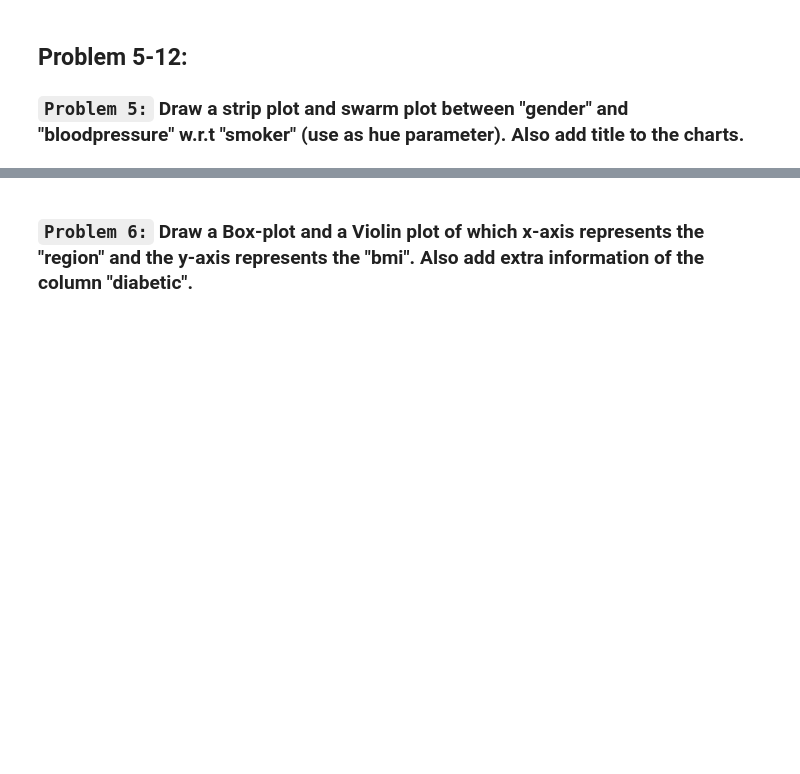
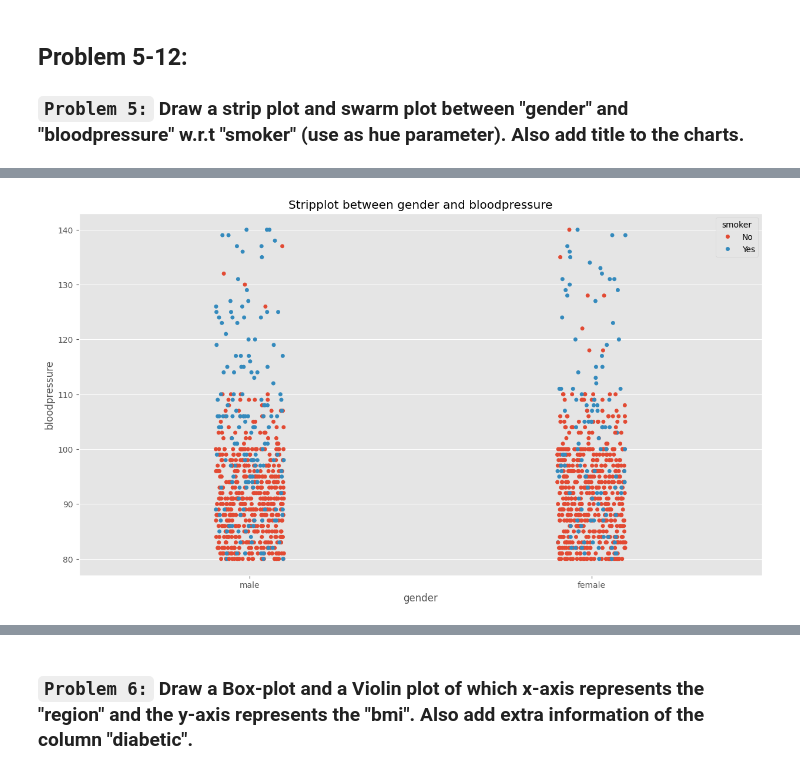
Before and after one commit to ShehrazSarwar/Python-Data-Analysis, a Jupyter notebook: Advanced Seaborn/Task_P2.ipynb, the cells around one changed output, grey strips where cells are left out. Saved outputs shown, nothing was run; the diff lists cells and outputs as text; code cells hidden in the pictures; blank space fills up the shorter version.

```diff
--- a/Advanced Seaborn/Task_P2.ipynb
+++ b/Advanced Seaborn/Task_P2.ipynb
@@ -122,0 +135,4 @@ plt.show()
+# %%
+# Importing dataset
+df2 = pd.read_csv('/content/insurance_data - insurance_data.csv')
+df2.head()
@@ -122,0 +146,8 @@ plt.show()
+# %%
+# strip plot
+plt.figure(figsize=(15,8))
+sns.stripplot(data=df2, x='gender', y='bloodpressure', hue='smoker')
+plt.title('Stripplot between gender and bloodpressure')
+plt.show()
+# %% [output]
+[figure, added]
```
Also changed, not shown: parts of 12 cells of this notebook.
